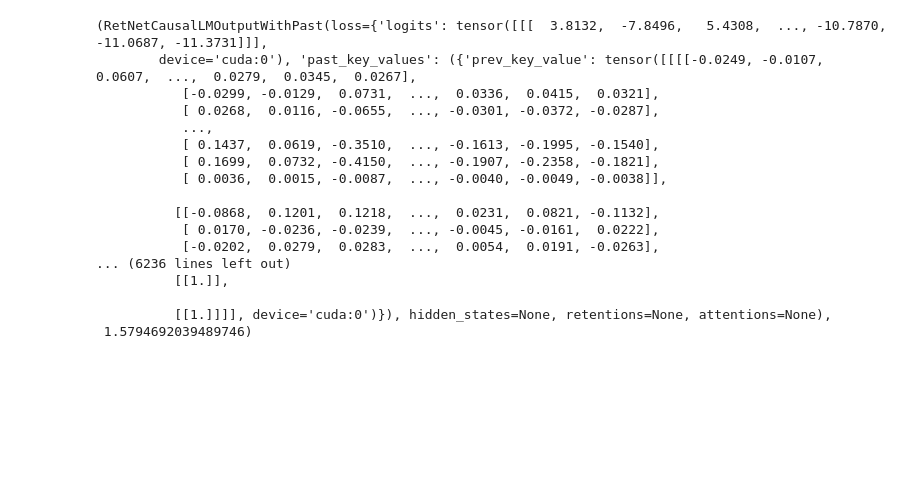
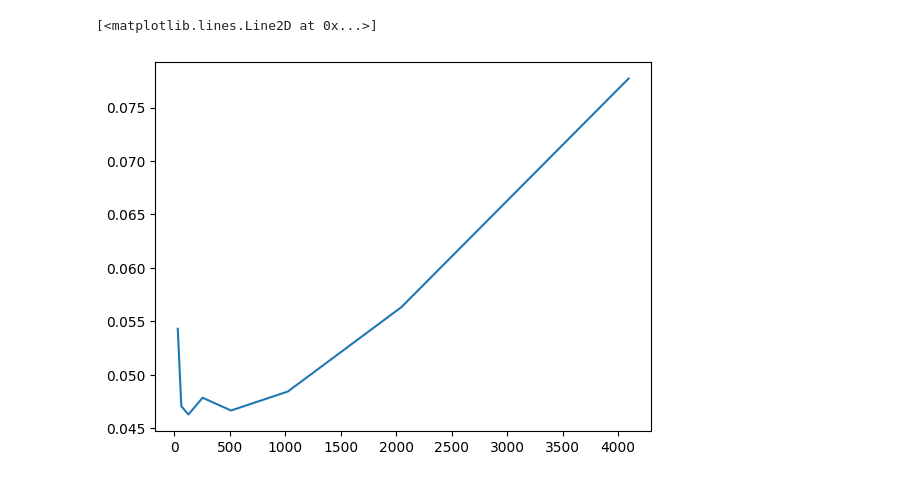
Before and after one commit to ksterx/RetNet, a Jupyter notebook: eval_speed.ipynb, the cells around one changed output. Cells and saved outputs as stored; diff of their text form; code cells hidden in the pictures; blank space fills up the shorter version.

```diff
--- a/eval_speed.ipynb
+++ b/eval_speed.ipynb
@@ -36,7 +27,7 @@ def precompute_kv_retnet(model, inputs):
 def precompute_kv_transformer(model, inputs):
     with torch.inference_mode():
         start = time.time()
-        outputs = model(**inputs, return_dict=True, use_cache=False)
+        outputs = model(**inputs, return_dict=True, use_cache=True)
         end = time.time()
         elapsed = end - start
         # print(f"Precompute: {elapsed} seconds")
@@ -184,22 +212,22 @@ texts = ["犬", "犬" * 2]
-# %%
-precompute_kv_retnet(
-    model_retnet, tok_retnet(texts[0], return_tensors="pt").to(model_retnet.device)
-)
-# %% [output]
-(RetNetCausalLMOutputWithPast(loss={'logits': tensor([[[  3.8132,  -7.8496,   5.4308,  ..., -10.7870, -11.0687, -11.3731]]],
-        device='cuda:0'), 'past_key_values': ({'prev_key_value': tensor([[[[-0.0249, -0.0107,  0.0607,  ...,  0.0279,  0.0345,  0.0267],
-           [-0.0299, -0.0129,  0.0731,  ...,  0.0336,  0.0415,  0.0321],
-           [ 0.0268,  0.0116, -0.0655,  ..., -0.0301, -0.0372, -0.0287],
-           ...,
-           [ 0.1437,  0.0619, -0.3510,  ..., -0.1613, -0.1995, -0.1540],
-           [ 0.1699,  0.0732, -0.4150,  ..., -0.1907, -0.2358, -0.1821],
-           [ 0.0036,  0.0015, -0.0087,  ..., -0.0040, -0.0049, -0.0038]],
-
-          [[-0.0868,  0.1201,  0.1218,  ...,  0.0231,  0.0821, -0.1132],
-           [ 0.0170, -0.0236, -0.0239,  ..., -0.0045, -0.0161,  0.0222],
-           [-0.0202,  0.0279,  0.0283,  ...,  0.0054,  0.0191, -0.0263],
-... (6236 lines left out)
-          [[1.]],
-
-          [[1.]]]], device='cuda:0')}), hidden_states=None, retentions=None, attentions=None),
- 1.5794692039489746)
+# %%
+texts = [
+    "犬" * 32,
+    "犬" * 64,
+    "犬" * 128,
+    "犬" * 256,
+    "犬" * 512,
+    "犬" * 1024,
+    "犬" * 2048,
+    "犬" * 4096,
+]
+# %%
+times_retnet = []
+lengths = [32, 64, 128, 256, 512, 1024, 2048, 4096]
+for t, l in zip(texts, lengths):
+    inputs = tok_retnet(t, return_tensors="pt").to(model_retnet.device)
+    kv_retnet, elapsed = precompute_kv_retnet(model_retnet, inputs)
+    times_retnet.append({"length": l, "time": elapsed})
+plt.plot([t["length"] for t in times_retnet], [t["time"] for t in times_retnet])
+# %% [output]
+[<matplotlib.lines.Line2D at 0x...>]
+[figure, added]
```
Also changed, not shown: parts of 8 cells of this notebook, 13 other files.
